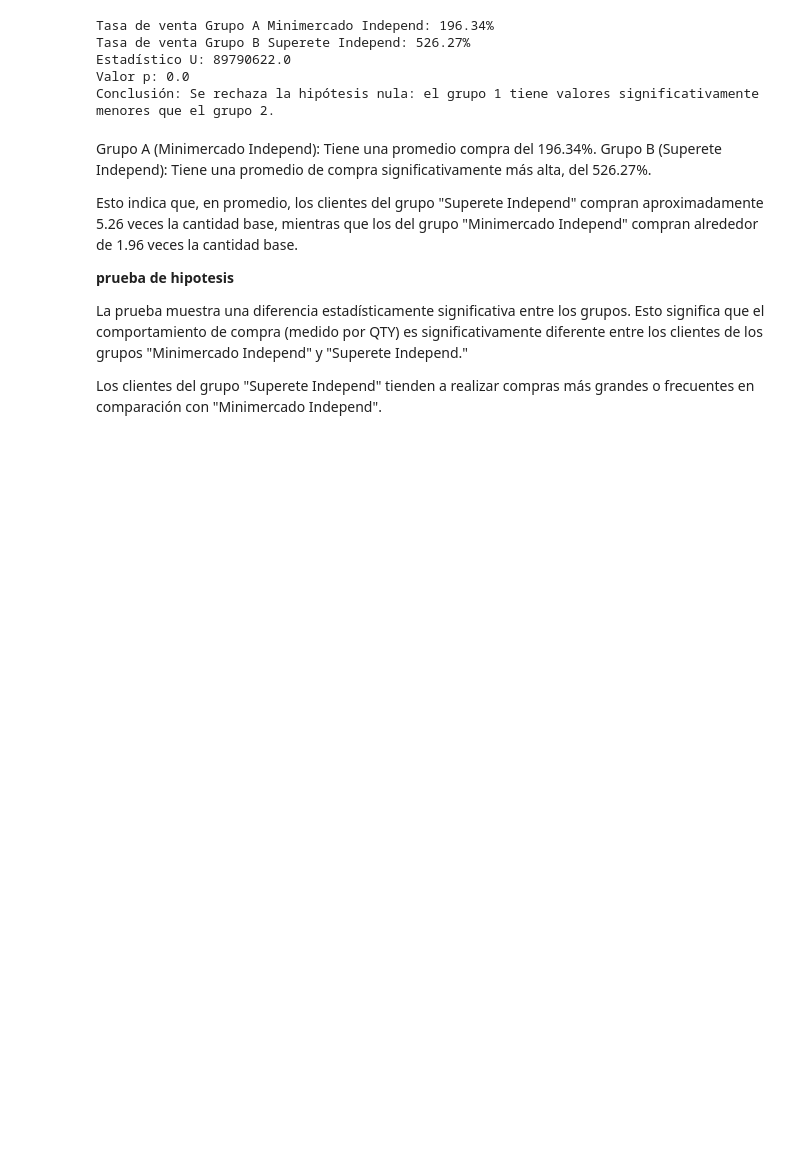
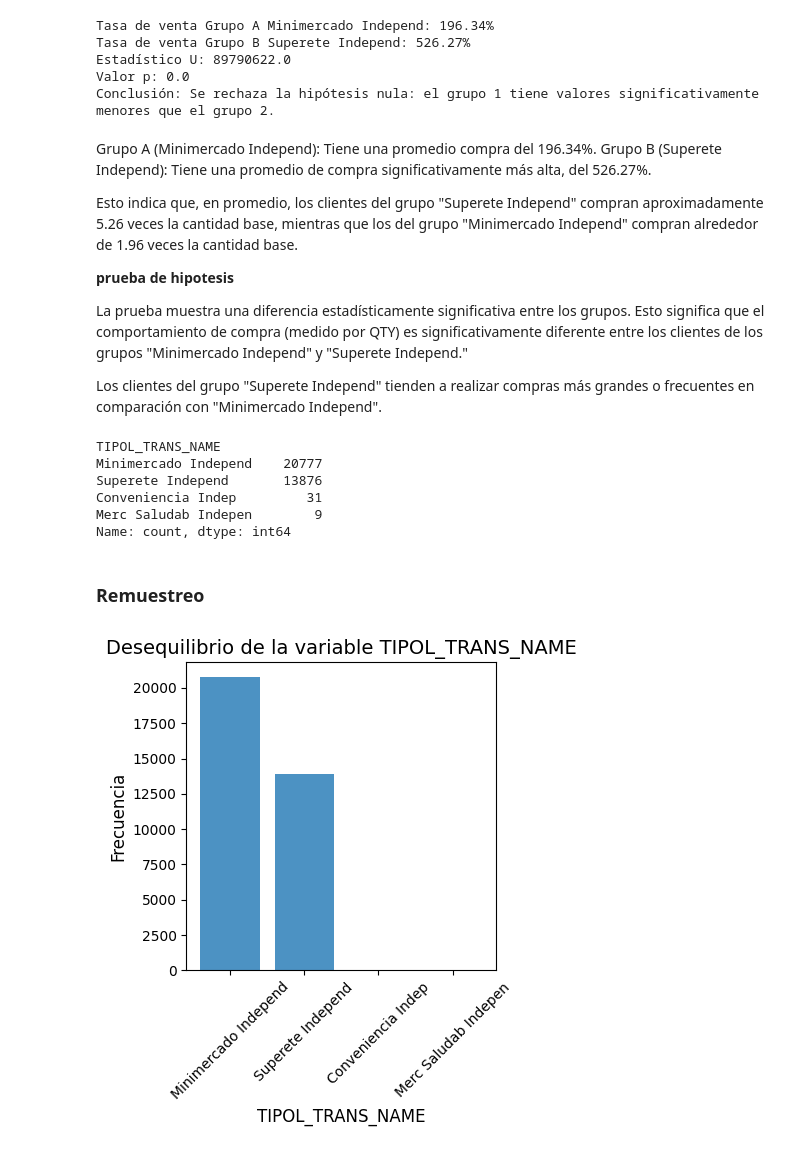
Before and after one commit to andres-eric/Analisis-de-datos-de-ventas-Nutresa, a Jupyter notebook: pruebas significativas.ipynb, the cells around one changed output. Saved outputs shown, nothing was run; the diff lists cells and outputs as text; code cells hidden in the pictures; blank space fills up the shorter version.

```diff
--- a/pruebas significativas.ipynb
+++ b/pruebas significativas.ipynb
@@ -65,3 +66,18 @@ La prueba muestra una diferencia estadísticamente significativa entre los grupo
 Esto significa que el comportamiento de compra (medido por QTY) es significativamente diferente entre los clientes de los grupos "Minimercado Independ" y "Superete Independ."
 
 Los clientes del grupo "Superete Independ" tienden a realizar compras más grandes o frecuentes en comparación con "Minimercado Independ".
+# %%
+df['TIPOL_TRANS_NAME'].value_counts()
+# %% [output]
+TIPOL_TRANS_NAME
+Minimercado Independ    20777
+Superete Independ       13876
+Conveniencia Indep         31
+Merc Saludab Indepen        9
+Name: count, dtype: int64
+# %% [markdown]
+### Remuestreo
+# %%
+desequilibrio_datos(df,'TIPOL_TRANS_NAME')
+# %% [output]
+[figure, added]
```
Also changed, not shown: parts of 6 cells of this notebook.
